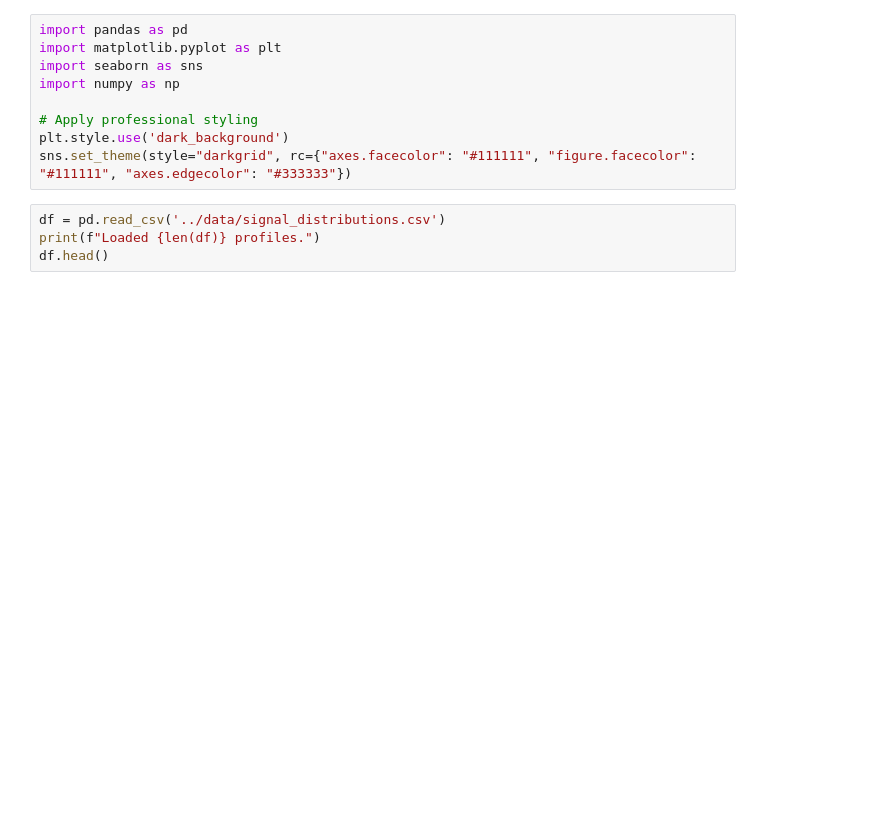
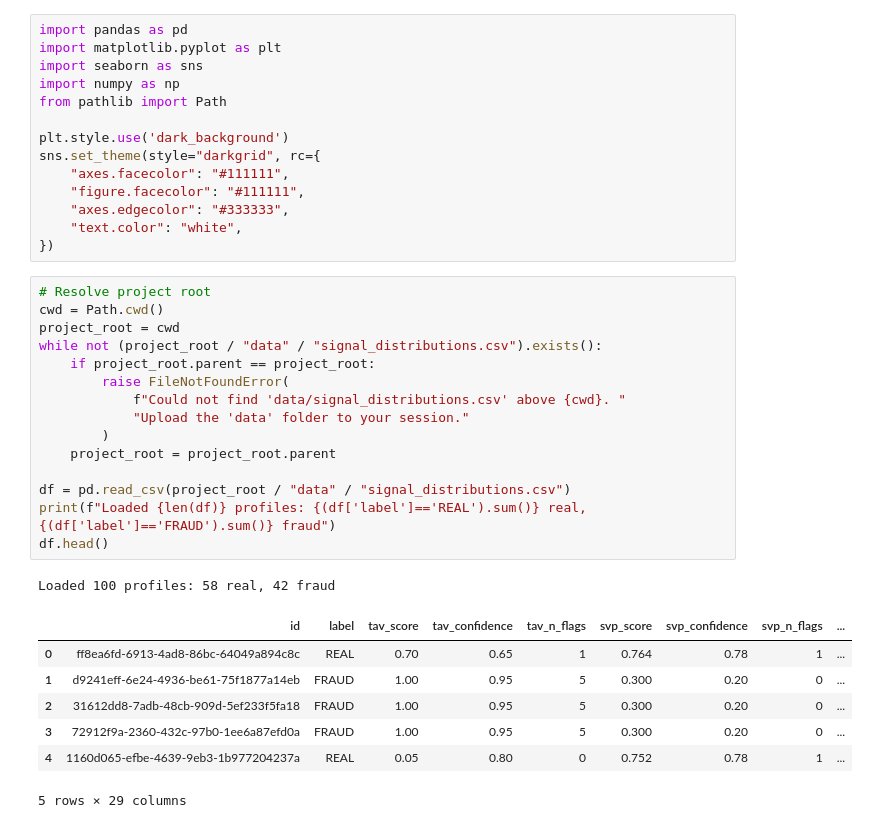
Before and after one commit to steeltroops-ai/sentinel, a Jupyter notebook: notebooks/01_signal_analysis.ipynb, the cells around one changed output. Drawn from its saved outputs; the diff is of its cells as text; blank space fills up the shorter version.

```diff
--- a/notebooks/01_signal_analysis.ipynb
+++ b/notebooks/01_signal_analysis.ipynb
@@ -14,11 +24,36 @@ import pandas as pd
 import matplotlib.pyplot as plt
 import seaborn as sns
 import numpy as np
+from pathlib import Path
 
-# Apply professional styling
 plt.style.use('dark_background')
-sns.set_theme(style="darkgrid", rc={"axes.facecolor": "#111111", "figure.facecolor": "#111111", "axes.edgecolor": "#333333"})
+sns.set_theme(style="darkgrid", rc={
+    "axes.facecolor": "#111111",
+    "figure.facecolor": "#111111",
+    "axes.edgecolor": "#333333",
+    "text.color": "white",
+})
-# %%
-df = pd.read_csv('../data/signal_distributions.csv')
-print(f"Loaded {len(df)} profiles.")
-df.head()
+# %%
+# Resolve project root
+cwd = Path.cwd()
+project_root = cwd
+while not (project_root / "data" / "signal_distributions.csv").exists():
+    if project_root.parent == project_root:
+        raise FileNotFoundError(
+            f"Could not find 'data/signal_distributions.csv' above {cwd}. "
+            "Upload the 'data' folder to your session."
+        )
+    project_root = project_root.parent
+
+df = pd.read_csv(project_root / "data" / "signal_distributions.csv")
+print(f"Loaded {len(df)} profiles: {(df['label']=='REAL').sum()} real, {(df['label']=='FRAUD').sum()} fraud")
+df.head()
+# %% [output]
+Loaded 100 profiles: 58 real, 42 fraud
+|  | id | label | tav_score | tav_confidence | tav_n_flags | svp_score | svp_confidence | svp_n_flags | ... |
+| 0 | ff8ea6fd-6913-4ad8-86bc-64049a894c8c | REAL | 0.70 | 0.65 | 1 | 0.764 | 0.78 | 1 | ... |
+| 1 | d9241eff-6e24-4936-be61-75f1877a14eb | FRAUD | 1.00 | 0.95 | 5 | 0.300 | 0.20 | 0 | ... |
+| 2 | 31612dd8-7adb-48cb-909d-5ef233f5fa18 | FRAUD | 1.00 | 0.95 | 5 | 0.300 | 0.20 | 0 | ... |
+| 3 | 72912f9a-2360-432c-97b0-1ee6a87efd0a | FRAUD | 1.00 | 0.95 | 5 | 0.300 | 0.20 | 0 | ... |
+| 4 | 1160d065-efbe-4639-9eb3-1b977204237a | REAL | 0.05 | 0.80 | 0 | 0.752 | 0.78 | 1 | ... |
+5 rows × 29 columns
```
Also changed, not shown: parts of 10 cells of this notebook, 9 other files.
